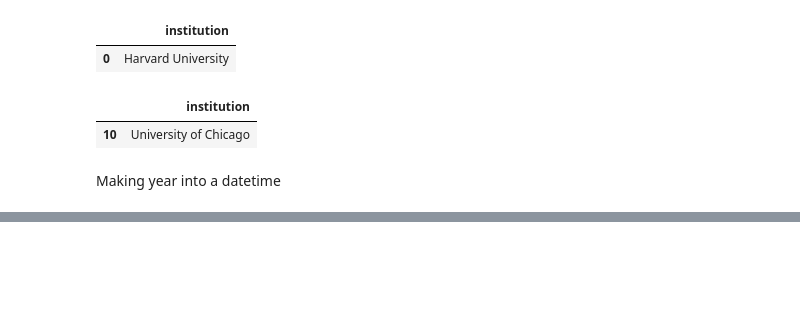
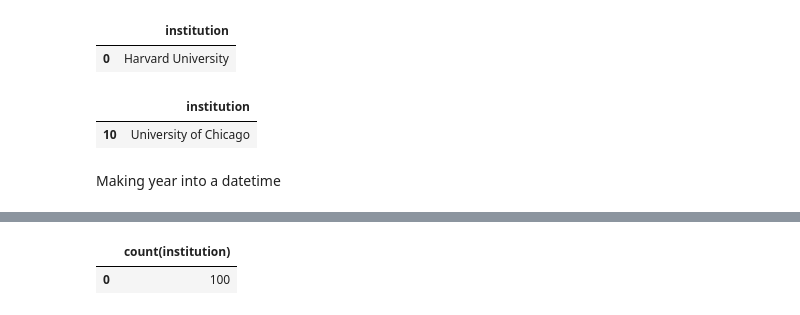
Before and after one commit to SmitaHtml/ProjectPython, a Jupyter notebook: WorldUniversityRankings.ipynb, the cells around one changed output, grey strips where cells are left out. Saved outputs shown, nothing was run; the diff lists cells and outputs as text; code cells hidden in the pictures; blank space fills up the shorter version.

```diff
--- a/WorldUniversityRankings.ipynb
+++ b/WorldUniversityRankings.ipynb
@@ -301,3 +301,10 @@ df.head(3)
 | 0 | 1 | Harvard University | USA | 1 | 7 | 9 | ... |
 | 1 | 2 | Massachusetts Institute of Techno... | USA | 2 | 9 | 17 | ... |
 | 2 | 3 | Stanford University | USA | 3 | 17 | 11 | ... |
+# %%
+df_2 = pd.read_sql_query("SELECT count(institution) FROM uni WHERE year = 2015 and world_rank < 101", cn1)
+
+df_2
+# %% [output]
+|  | count(institution) |
+| 0 | 100 |
```
Also changed, not shown: parts of 4 cells of this notebook, 2 other files.
